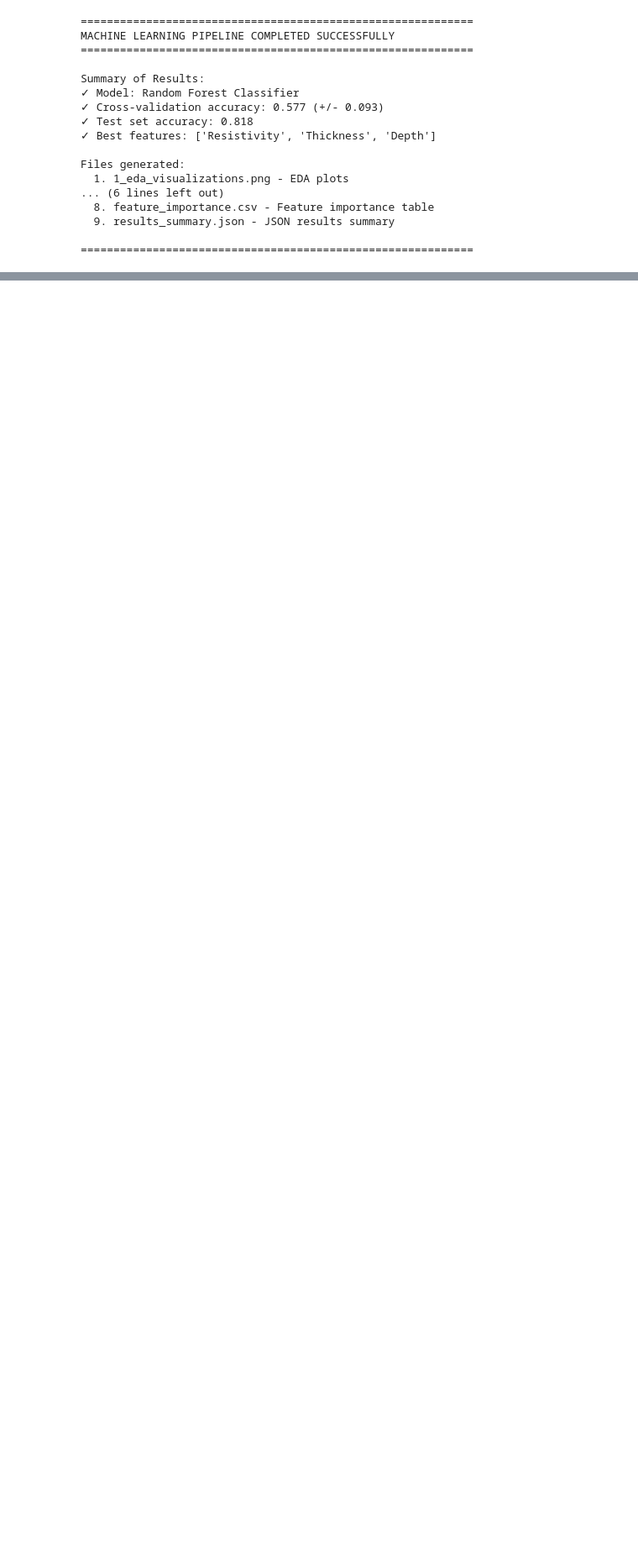
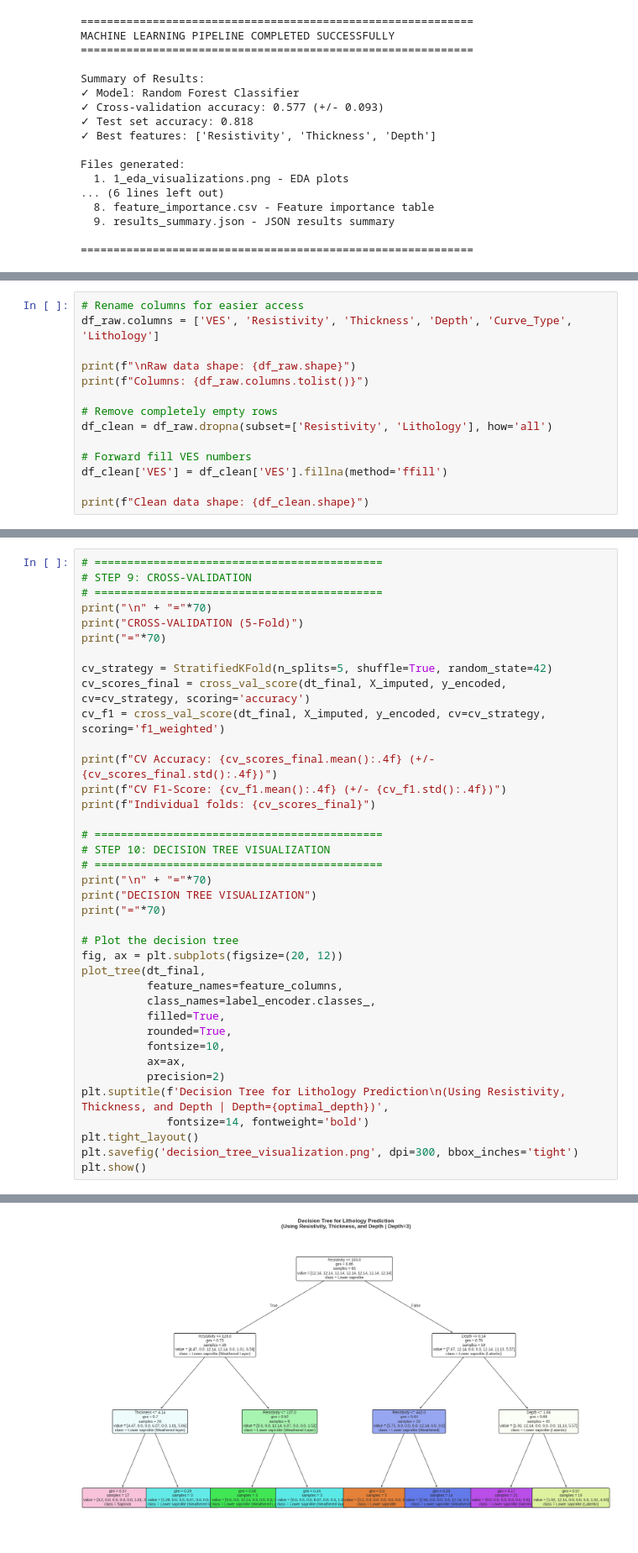
Before and after one commit to SakaSaheed/AI-ML-Project, a Jupyter notebook: Prof_Igboama_VES.ipynb, the cells around one changed output, grey strips where cells are left out. Shown at 84% size. Cells and saved outputs as stored; diff of their text form; blank space fills up the shorter version.

```diff
--- a/Prof_Igboama_VES.ipynb
+++ b/Prof_Igboama_VES.ipynb
@@ -891,0 +977,14 @@ Files generated:
+# %%
+# Rename columns for easier access
+df_raw.columns = ['VES', 'Resistivity', 'Thickness', 'Depth', 'Curve_Type', 'Lithology']
+
+print(f"\nRaw data shape: {df_raw.shape}")
+print(f"Columns: {df_raw.columns.tolist()}")
+
+# Remove completely empty rows
+df_clean = df_raw.dropna(subset=['Resistivity', 'Lithology'], how='all')
+
+# Forward fill VES numbers
+df_clean['VES'] = df_clean['VES'].fillna(method='ffill')
+
+print(f"Clean data shape: {df_clean.shape}")
@@ -891,0 +1225,39 @@ Files generated:
+# %%
+# ============================================
+# STEP 9: CROSS-VALIDATION
+# ============================================
+print("\n" + "="*70)
+print("CROSS-VALIDATION (5-Fold)")
+print("="*70)
+
+cv_strategy = StratifiedKFold(n_splits=5, shuffle=True, random_state=42)
+cv_scores_final = cross_val_score(dt_final, X_imputed, y_encoded, cv=cv_strategy, scoring='accuracy')
+cv_f1 = cross_val_score(dt_final, X_imputed, y_encoded, cv=cv_strategy, scoring='f1_weighted')
+
+print(f"CV Accuracy: {cv_scores_final.mean():.4f} (+/- {cv_scores_final.std():.4f})")
+print(f"CV F1-Score: {cv_f1.mean():.4f} (+/- {cv_f1.std():.4f})")
+print(f"Individual folds: {cv_scores_final}")
+
+# ============================================
+# STEP 10: DECISION TREE VISUALIZATION
+# ============================================
+print("\n" + "="*70)
+print("DECISION TREE VISUALIZATION")
+print("="*70)
+
+# Plot the decision tree
+fig, ax = plt.subplots(figsize=(20, 12))
+plot_tree(dt_final,
+          feature_names=feature_columns,
+          class_names=label_encoder.classes_,
+          filled=True,
+          rounded=True,
+          fontsize=10,
+          ax=ax,
+          precision=2)
+plt.suptitle(f'Decision Tree for Lithology Prediction\n(Using Resistivity, Thickness, and Depth | Depth={optimal_depth})',
+             fontsize=14, fontweight='bold')
+plt.tight_layout()
+plt.savefig('decision_tree_visualization.png', dpi=300, bbox_inches='tight')
+plt.show()
+# %% [output]
@@ -891,0 +1274 @@ Files generated:
+[figure, added]
```
Also changed, not shown: parts of 38 cells of this notebook.
